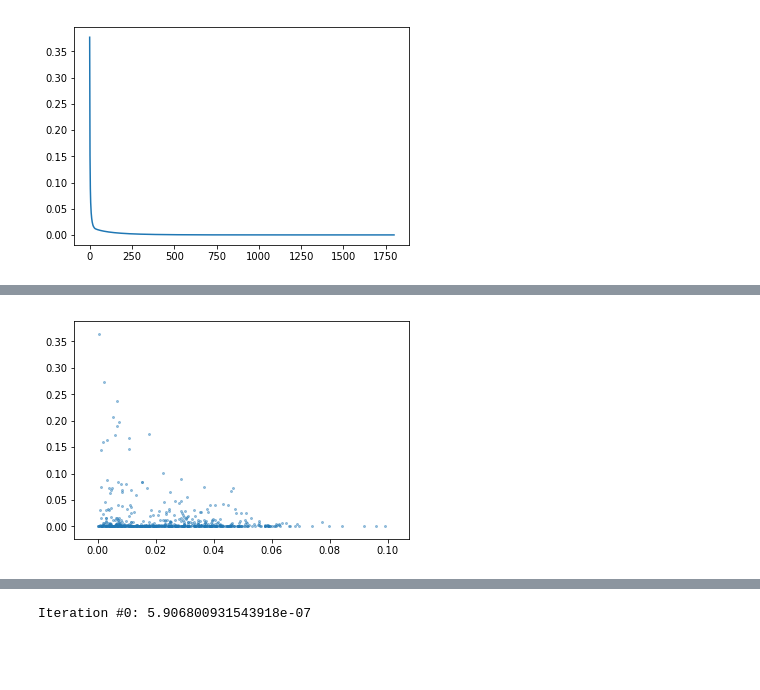
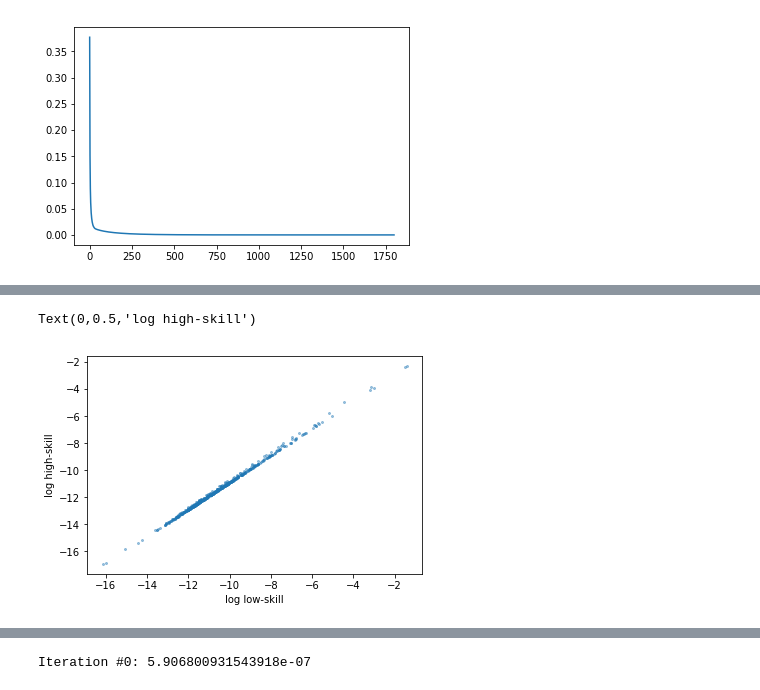
Before and after one commit to mwufi/spatial-structural-change, a Jupyter notebook: Condensed.ipynb, the cells around one changed output, grey strips where cells are left out. Drawn from its saved outputs; the diff is of its cells as text; code cells hidden in the pictures; blank space fills up the shorter version.

```diff
--- a/Condensed.ipynb
+++ b/Condensed.ipynb
@@ -390,4 +386,6 @@ draw(skills)
-# %%
-draw(newWages)
-# %% [output]
-[figure, removed]
+# %%
+draw(skills)
+plt.xlabel('log low-skill'); plt.ylabel('log high-skill')
+# %% [output]
+Text(0,0.5,'log high-skill')
+[figure, added]
```
Also changed, not shown: parts of 10 cells of this notebook.
